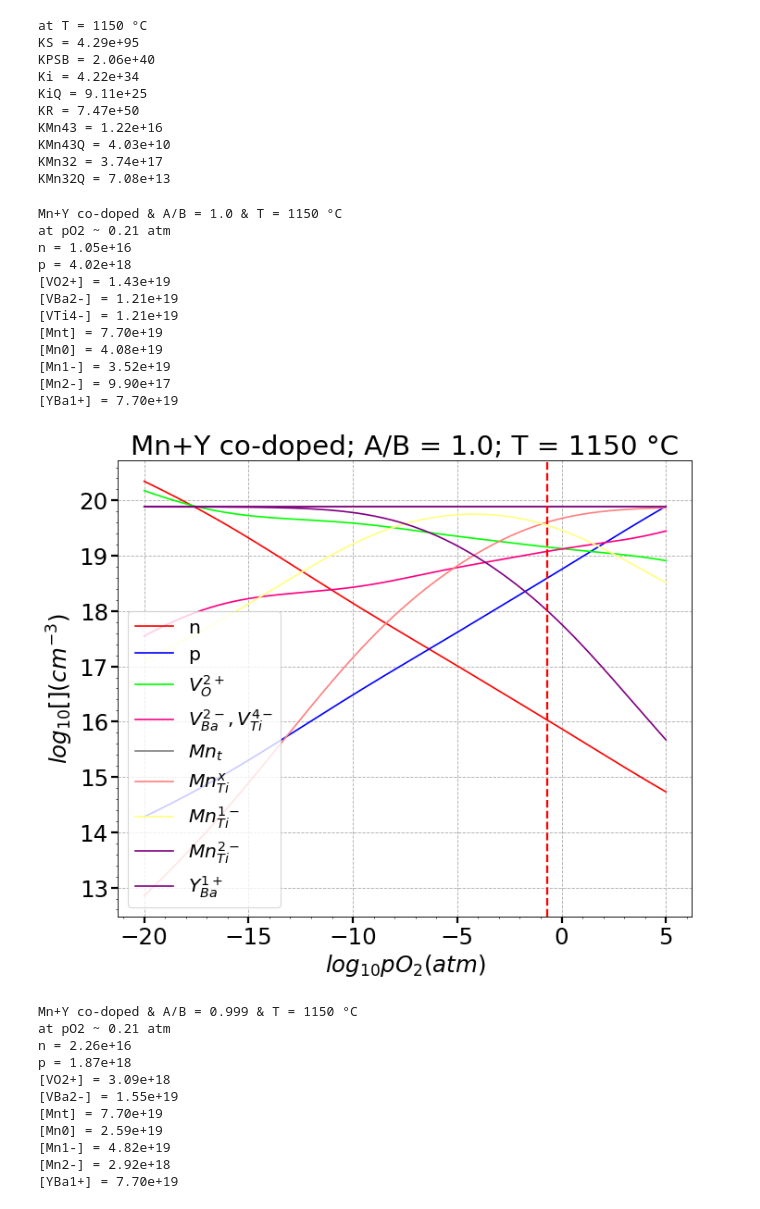
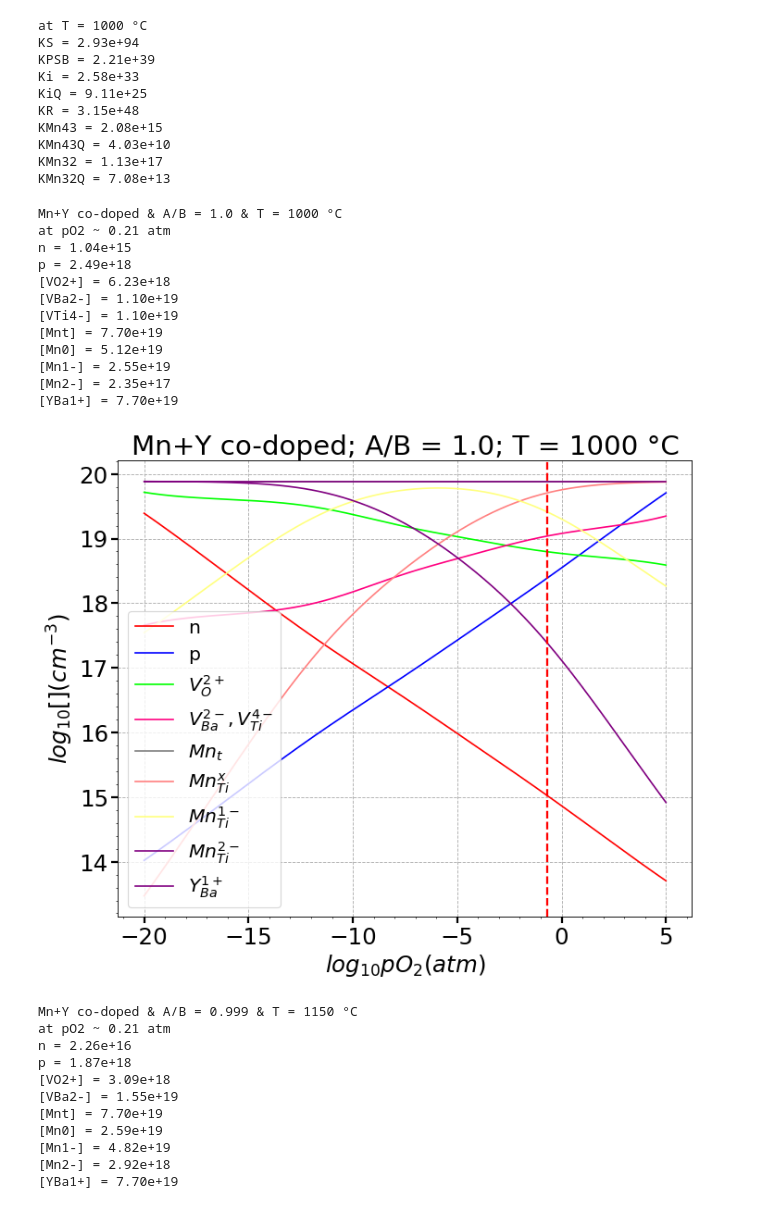
Before and after one commit to seonghwh/Defect-Structure, a Jupyter notebook: MnY_codoped.ipynb, the cells around one changed output. Drawn from its saved outputs; the diff is of its cells as text; code cells hidden in the pictures.

```diff
--- a/MnY_codoped.ipynb
+++ b/MnY_codoped.ipynb
@@ -9,7 +9,7 @@ import matplotlib
 # some values used for calculations
 
 k = 8.61733e-5; # boltzmann constant in eV/K
-TK = 1150+273; # equilibrium temp in K
+TK = 1000+273; # equilibrium temp in K
 TC = TK-273; # equilibrium temp in C
 TQK = 500+273;# quenched temp in K
 TQC = TQK-273; # quenched temp in C
@@ -47,15 +47,15 @@ print(
     f'KMn32Q = {KMn32Q:.2e}'
 )
 # %% [output]
-at T = 1150 °C
-KS = 4.29e+95
-KPSB = 2.06e+40
-Ki = 4.22e+34
+at T = 1000 °C
+KS = 2.93e+94
+KPSB = 2.21e+39
+Ki = 2.58e+33
 KiQ = 9.11e+25
-KR = 7.47e+50
-KMn43 = 1.22e+16
+KR = 3.15e+48
+KMn43 = 2.08e+15
 KMn43Q = 4.03e+10
-KMn32 = 3.74e+17
+KMn32 = 1.13e+17
 KMn32Q = 7.08e+13
 # %%
 # empty lists for each defect concentration; will be filled later
@@ -137,7 +137,7 @@ for i in range(len(a)):
 
     def f(x): # x: electron concentration in cm-3
         return (x + 6*(KS/(KR**3))**(1/2)*(x**3)*(y**(3/4)) + (CMnt/(KMn43/x + 1 + x/KMn32))*(1 + 2*x/KMn32) - (Ki/x) - 2*(KR/((x**2)*(y**(1/2)))) - CYt)
-    sol1 = brentq(f,1,1E30)
+    sol1 = brentq(f,1E-20,1E30,maxiter=200)
 
     n_MnY_1000e[i] = np.array(sol1).astype(np.float64)
     p_MnY_1000e[i] = Ki/n_MnY_1000e[i]
@@ -162,43 +162,43 @@ ax1.plot(np.log10(a),np.log10(CVO2_MnY_1000e),c =[0/255, 255/255, 0/255], label
 ax1.plot(np.log10(a),np.log10(CVBa2_MnY_1000e), c =[255/255, 0/255, 128/255], label = r'$V_{Ba}^{2-}, V_{Ti}^{4-}$')
 ax1.plot(np.log10(a),np.log10(CMn1_MnY_1000e+CMn2_MnY_1000e+CMn0_MnY_1000e), c =[128/255, 128/255, 128/255], label = r'$Mn_{t}$')
 ax1.plot(np.log10(a),np.log10(CMn0_MnY_1000e), c =[255/255, 128/255, 128/255], label = r'$Mn_{Ti}^{x}$')
 ax1.plot(np.log10(a),np.log10(CMn1_MnY_1000e), c =[255/255, 255/255, 128/255], label = r'$Mn_{Ti}^{1-}$')
 ax1.plot(np.log10(a),np.log10(CMn2_MnY_1000e), c =[128/255, 0/255, 128/255], label = r'$Mn_{Ti}^{2-}$')
 ax1.plot(np.log10(a),np.log10(CY), c =[128/255, 0/255, 128/255], label = r'$Y_{Ba}^{1+}$')
 ax1.set_xlabel(r'$log_{10} \mathit{p}O_2 (atm)$')
 ax1.set_ylabel(r'$log_{10} [ ] (cm^{-3})$')
 ax1.legend(loc=3,fontsize='small')
 ax1.axvline(x=-0.67, color='r', linestyle='--', linewidth=2)
 ax1.grid(True, which='major', linestyle='--')
 
 print(
     f'Mn+Y co-doped & A/B = {ratio} & T = {TC} \u00B0C\n'
     f'at pO2 ~ 0.21 atm\n'
     f'n = {n_MnY_1000e[154]:.2e}\n'
     f'p = {p_MnY_1000e[154]:.2e}\n'
     f'[VO2+] = {CVO2_MnY_1000e[154]:.2e}\n'
     f'[VBa2-] = {CVBa2_MnY_1000e[154]:.2e}\n'
     f'[VTi4-] = {CVTi4_MnY_1000e[154]:.2e}\n'
     f'[Mnt] = {CMn1_MnY_1000e[154]+CMn2_MnY_1000e[154]+CMn0_MnY_1000e[154]:.2e}\n'
     f'[Mn0] = {CMn0_MnY_1000e[154]:.2e}\n'
     f'[Mn1-] = {CMn1_MnY_1000e[154]:.2e}\n'
     f'[Mn2-] = {CMn2_MnY_1000e[154]:.2e}\n'
     f'[YBa1+] = {CY[154]:.2e}'
 )
 # %% [output]
-Mn+Y co-doped & A/B = 1.0 & T = 1150 °C
+Mn+Y co-doped & A/B = 1.0 & T = 1000 °C
 at pO2 ~ 0.21 atm
-n = 1.05e+16
-p = 4.02e+18
-[VO2+] = 1.43e+19
-[VBa2-] = 1.21e+19
-[VTi4-] = 1.21e+19
+n = 1.04e+15
+p = 2.49e+18
+[VO2+] = 6.23e+18
+[VBa2-] = 1.10e+19
+[VTi4-] = 1.10e+19
 [Mnt] = 7.70e+19
-[Mn0] = 4.08e+19
-[Mn1-] = 3.52e+19
-[Mn2-] = 9.90e+17
+[Mn0] = 5.12e+19
+[Mn1-] = 2.55e+19
+[Mn2-] = 2.35e+17
 [YBa1+] = 7.70e+19
-[figure, old version]
+[figure, new version]
 # %%
 """
 [20] Mn+Y co-doped & A/B = 0.999 & high T eq
```
Also changed, not shown: parts of 1 cell of this notebook, 4 other files.
